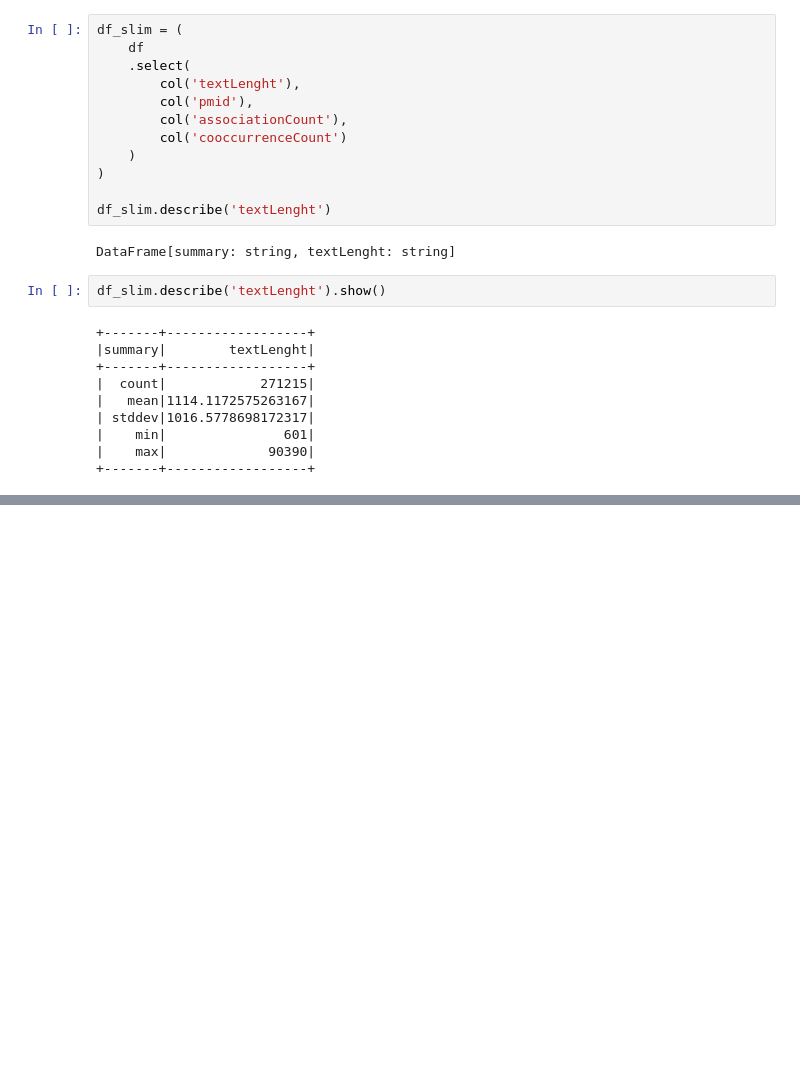
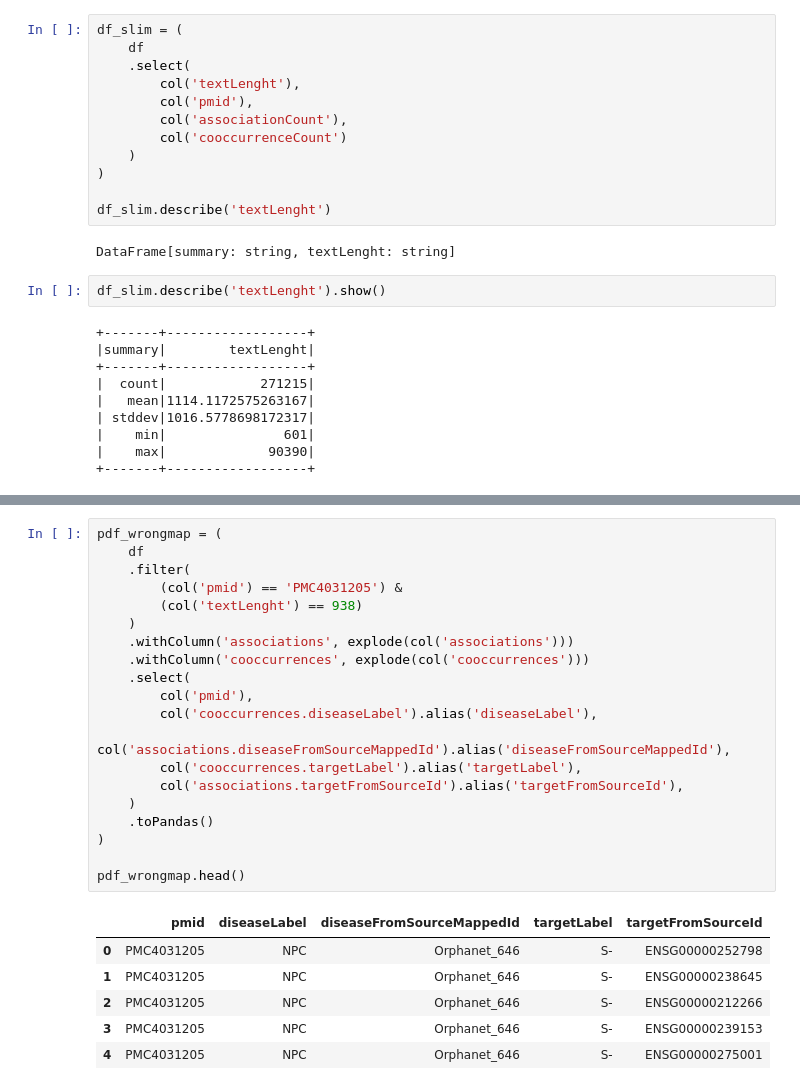
Before and after one commit to DSuveges/random_notebooks, a Jupyter notebook: issue-1370_new_EPMC_parser/scoring.ipynb, the cells around one changed output, grey strips where cells are left out. Drawn from its saved outputs; the diff is of its cells as text; blank space fills up the shorter version.

```diff
--- a/issue-1370_new_EPMC_parser/scoring.ipynb
+++ b/issue-1370_new_EPMC_parser/scoring.ipynb
@@ -445,0 +612,27 @@ df_slim.describe('textLenght').show()
+# %%
+pdf_wrongmap = (
+    df
+    .filter(
+        (col('pmid') == 'PMC4031205') &
+        (col('textLenght') == 938)
+    )
+    .withColumn('associations', explode(col('associations')))
+    .withColumn('cooccurrences', explode(col('cooccurrences')))
+    .select(
+        col('pmid'),
+        col('cooccurrences.diseaseLabel').alias('diseaseLabel'),
+        col('associations.diseaseFromSourceMappedId').alias('diseaseFromSourceMappedId'),
+        col('cooccurrences.targetLabel').alias('targetLabel'),
+        col('associations.targetFromSourceId').alias('targetFromSourceId'),
+    )
+    .toPandas()
+)
+
+pdf_wrongmap.head()
+# %% [output]
+|  | pmid | diseaseLabel | diseaseFromSourceMappedId | targetLabel | targetFromSourceId |
+| 0 | PMC4031205 | NPC | Orphanet_646 | S- | ENSG00000252798 |
+| 1 | PMC4031205 | NPC | Orphanet_646 | S- | ENSG00000238645 |
+| 2 | PMC4031205 | NPC | Orphanet_646 | S- | ENSG00000212266 |
+| 3 | PMC4031205 | NPC | Orphanet_646 | S- | ENSG00000239153 |
+| 4 | PMC4031205 | NPC | Orphanet_646 | S- | ENSG00000275001 |
```
Also changed, not shown: parts of 16 cells of this notebook, 1 other file.
